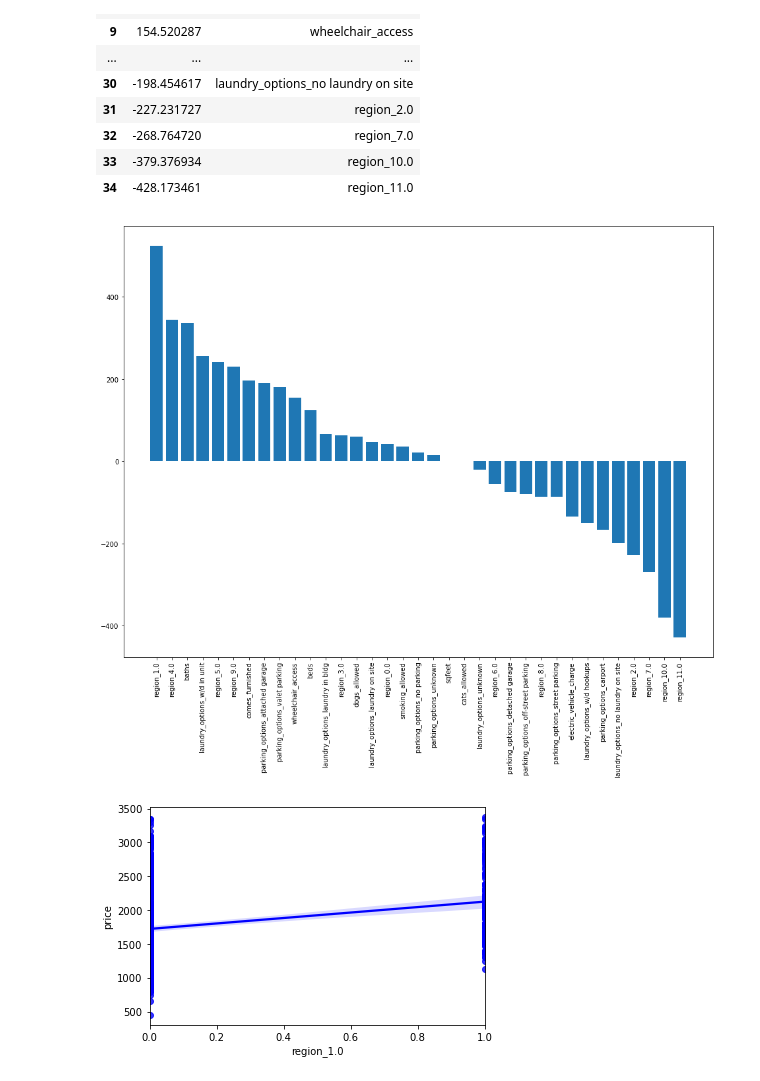
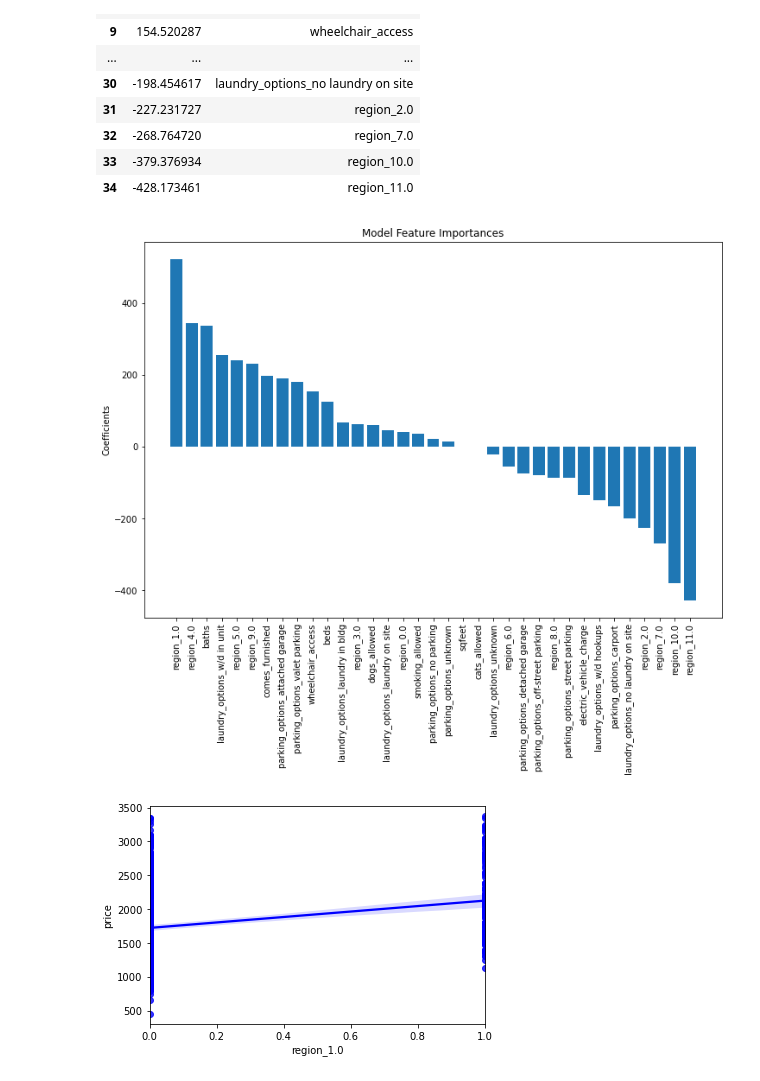
Before and after one commit to memanuel0109/Machine-Learning-Solutions-Linear-Regression, a Jupyter notebook: Notebooks/eda_model_building.ipynb, the cells around one changed output. Saved outputs shown, nothing was run; the diff lists cells and outputs as text; code cells hidden in the pictures.

```diff
--- a/Notebooks/eda_model_building.ipynb
+++ b/Notebooks/eda_model_building.ipynb
@@ -328,13 +328,15 @@ display(df_importance) # view the results
 | 33 | -379.376934 | region_10.0 |
 | 34 | -428.173461 | region_11.0 |
 # %%
-plt.figure(figsize=(16, 12))
+plt.figure(figsize=(12, 8))
 
 plt.bar(x=df_importance['Feature'], height=df_importance['Importance'])
 plt.xticks(rotation=90)
+plt.title('Model Feature Importances')
+plt.ylabel('Coefficients')
 plt.show() # plot the results
 # %% [output]
-[figure, old version]
+[figure, new version]
 # %%
 import seaborn as sns # import seaborn
 
```
Also changed, not shown: parts of 2 cells of this notebook, 2 other files.
